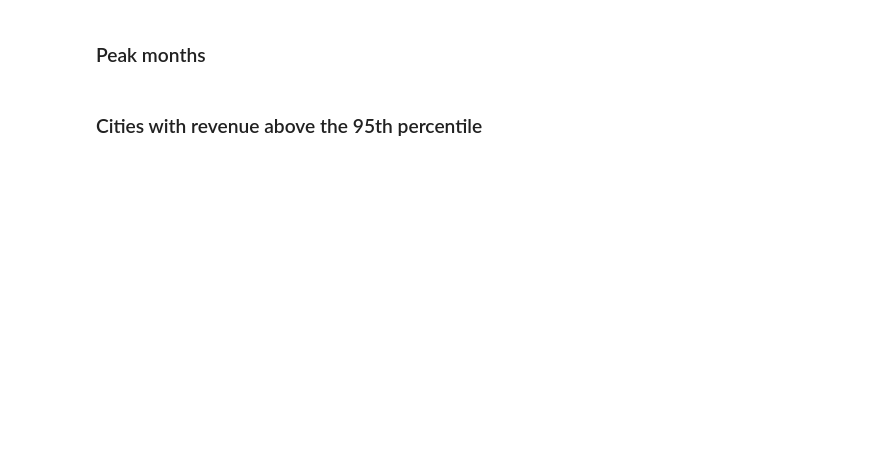
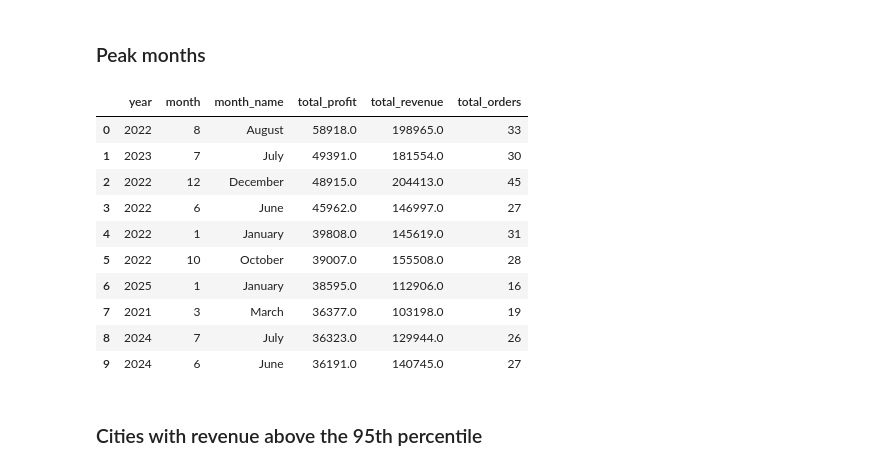
Before and after one commit to ngozi-nnajim/Sales_Intelligence_Platform, a Jupyter notebook: data_cleaning.ipynb, the cells around one changed output. Cells and saved outputs as stored; diff of their text form; code cells hidden in the pictures; blank space fills up the shorter version.

```diff
--- a/data_cleaning.ipynb
+++ b/data_cleaning.ipynb
@@ -412,19 +511,34 @@ ORDER BY total_profit DESC;
 # %% [markdown]
 ### Peak months
 # %%
-%%sql
+query = """
+    SELECT
+        dd.year,
+        dd.month,
+        dd.month_name,
+        SUM(f.profit)          AS total_profit,
+        SUM(f.amount)          AS total_revenue,
+        COUNT(f.order_item_id) AS total_orders
+    FROM fact_order_items f
+    JOIN dim_date dd ON f.date_id = dd.date_id
+    GROUP BY dd.year, dd.month, dd.month_name
+    ORDER BY total_profit DESC;
+"""
 
-SELECT
-    dd.year,
-    dd.month,
-    dd.month_name,
-    SUM(f.profit)          AS total_profit,
-    SUM(f.amount)          AS total_revenue,
-    COUNT(f.order_item_id) AS total_orders
-FROM fact_order_items f
-JOIN dim_date dd ON f.date_id = dd.date_id
-GROUP BY dd.year, dd.month, dd.month_name
-ORDER BY total_profit DESC;
+df_peak_months = run_query(query)
+df_peak_months.head(10)
+# %% [output]
+|  | year | month | month_name | total_profit | total_revenue | total_orders |
+| 0 | 2022 | 8 | August | 58918.0 | 198965.0 | 33 |
+| 1 | 2023 | 7 | July | 49391.0 | 181554.0 | 30 |
+| 2 | 2022 | 12 | December | 48915.0 | 204413.0 | 45 |
+| 3 | 2022 | 6 | June | 45962.0 | 146997.0 | 27 |
+| 4 | 2022 | 1 | January | 39808.0 | 145619.0 | 31 |
+| 5 | 2022 | 10 | October | 39007.0 | 155508.0 | 28 |
+| 6 | 2025 | 1 | January | 38595.0 | 112906.0 | 16 |
+| 7 | 2021 | 3 | March | 36377.0 | 103198.0 | 19 |
+| 8 | 2024 | 7 | July | 36323.0 | 129944.0 | 26 |
+| 9 | 2024 | 6 | June | 36191.0 | 140745.0 | 27 |
 # %% [markdown]
 ### Cities with revenue above the 95th percentile
 # %%
```
Also changed, not shown: parts of 20 cells of this notebook, 4 other files.
